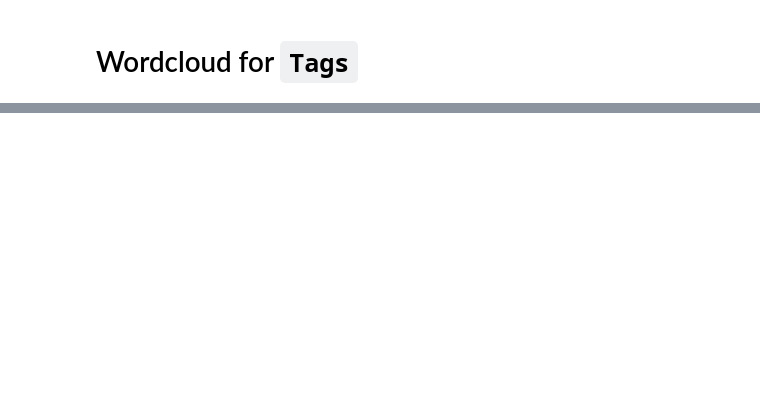
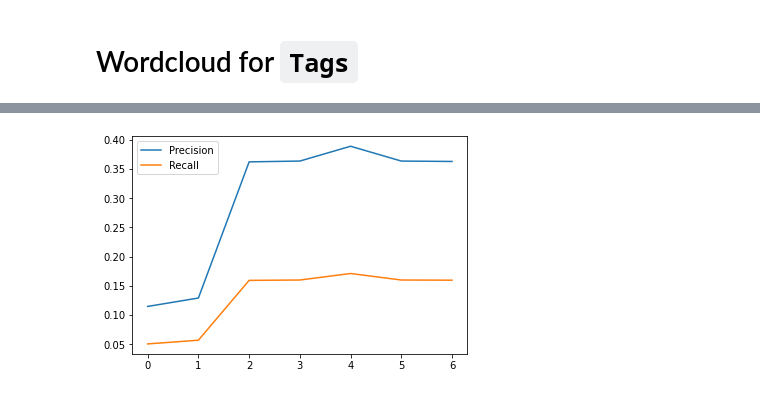
Before and after one commit to agamkachhal/COMP8240_GroupS, a Jupyter notebook: Astronomy_stackexchange.ipynb, the cells around one changed output, grey strips where cells are left out. Cells and saved outputs as stored; diff of their text form; code cells hidden in the pictures; blank space fills up the shorter version.

```diff
--- a/Astronomy_stackexchange.ipynb
+++ b/Astronomy_stackexchange.ipynb
@@ -330,0 +469,2 @@ model.test("astronomy.valid")
+# %%
+model_5 = fasttext.train_supervised(input="astronomy_preprocessed.train", epoch=25, lr=0.3, wordNgrams=2)
@@ -330,0 +479,2 @@ model.test("astronomy.valid")
+# %%
+model_6 = fasttext.train_supervised(input="astronomy_preprocessed.train", epoch=25, lr=0.3, loss='softmax')
@@ -330,0 +489,2 @@ model.test("astronomy.valid")
+# %%
+model_7 = fasttext.train_supervised(input="astronomy_preprocessed.train", lr=0.3, epoch=25, bucket=200000, dim=300, loss='softmax')
@@ -330,0 +499,8 @@ model.test("astronomy.valid")
+# %%
+Results = {"Model Type" : ['Model_Unprocessed','Model_PreProcessed','Model_PreProcessed_epochs','Model_PreProcessed_epochs_lr',
+                        'Model_PreProcessed_epochs_lr_wordng','Model_PreProcessed_epochs_lr_loss','Model_PreProcessed_scaling_up'],
+        "Precision": [model_1.test("astronomy.val")[1],model_2.test("astronomy_preprocessed.val")[1], model_3.test("astronomy_preprocessed.val")[1],model_4.test("astronomy_preprocessed.val")[1],model_5.test("astronomy_preprocessed.val")[1],model_6.test("astronomy_preprocessed.val")[1],model_7.test("astronomy_preprocessed.val")[1]],
+        "Recall":[model_1.test("astronomy.val")[2], model_2.test("astronomy_preprocessed.val")[2],model_3.test("astronomy_preprocessed.val")[2],model_4.test("astronomy_preprocessed.val")[2],model_5.test("astronomy_preprocessed.val")[2],model_6.test("astronomy_preprocessed.val")[2],model_7.test("astronomy_preprocessed.val")[2]]}
+
+Results_df = pd.DataFrame(Results)
+Results_df
@@ -330,0 +516,4 @@ model.test("astronomy.valid")
+# %%
+lines = Results_df.plot.line()
+# %% [output]
+[figure, added]
```
Also changed, not shown: parts of 137 cells of this notebook.
